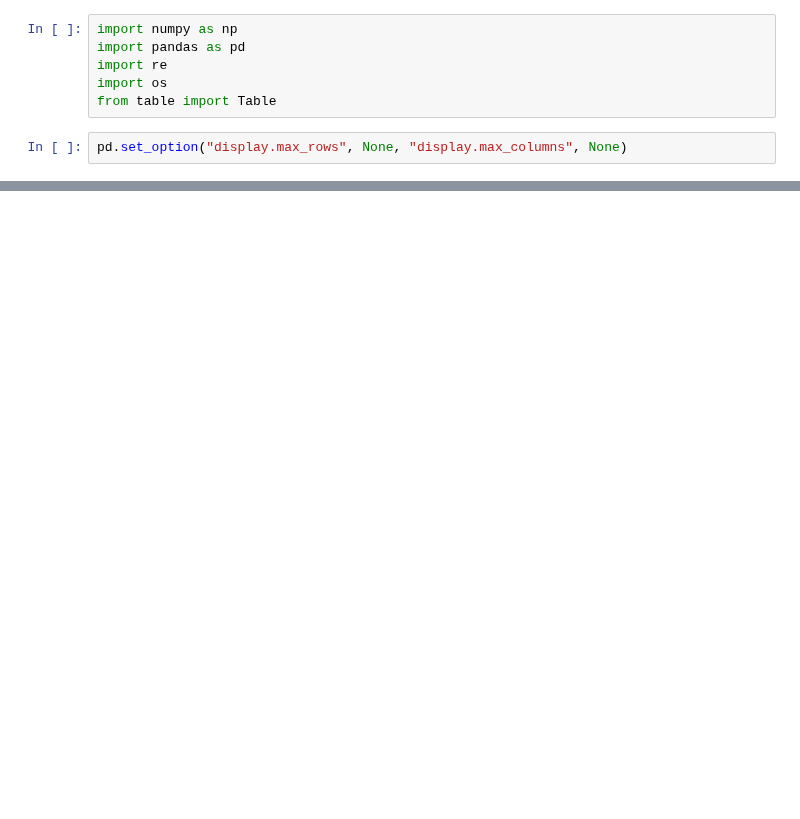
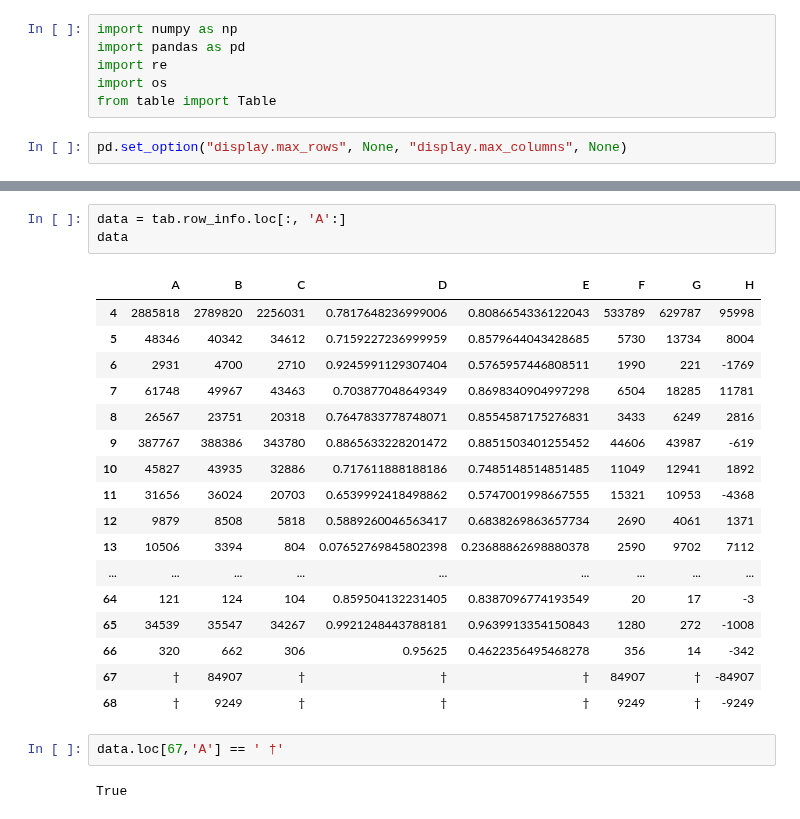
Before and after one commit to toltman/table_scraping, a Jupyter notebook: Tables 2_7.ipynb, the cells around one changed output, grey strips where cells are left out. Cells and saved outputs as stored; diff of their text form; blank space fills up the shorter version.

```diff
--- a/Tables 2_7.ipynb
+++ b/Tables 2_7.ipynb
@@ -188,0 +87,25 @@ tab.cell_info
+# %%
+data = tab.row_info.loc[:, 'A':]
+data
+# %% [output]
+|  | A | B | C | D | E | F | G | H |
+| 4 | 2885818 | 2789820 | 2256031 | 0.7817648236999006 | 0.8086654336122043 | 533789 | 629787 | 95998 |
+| 5 | 48346 | 40342 | 34612 | 0.7159227236999959 | 0.8579644043428685 | 5730 | 13734 | 8004 |
+| 6 | 2931 | 4700 | 2710 | 0.9245991129307404 | 0.5765957446808511 | 1990 | 221 | -1769 |
+| 7 | 61748 | 49967 | 43463 | 0.703877048649349 | 0.8698340904997298 | 6504 | 18285 | 11781 |
+| 8 | 26567 | 23751 | 20318 | 0.7647833778748071 | 0.8554587175276831 | 3433 | 6249 | 2816 |
+| 9 | 387767 | 388386 | 343780 | 0.8865633228201472 | 0.8851503401255452 | 44606 | 43987 | -619 |
+| 10 | 45827 | 43935 | 32886 | 0.717611888188186 | 0.7485148514851485 | 11049 | 12941 | 1892 |
+| 11 | 31656 | 36024 | 20703 | 0.6539992418498862 | 0.5747001998667555 | 15321 | 10953 | -4368 |
+| 12 | 9879 | 8508 | 5818 | 0.5889260046563417 | 0.6838269863657734 | 2690 | 4061 | 1371 |
+| 13 | 10506 | 3394 | 804 | 0.07652769845802398 | 0.23688862698880378 | 2590 | 9702 | 7112 |
+| ... | ... | ... | ... | ... | ... | ... | ... | ... |
+| 64 | 121 | 124 | 104 | 0.859504132231405 | 0.8387096774193549 | 20 | 17 | -3 |
+| 65 | 34539 | 35547 | 34267 | 0.9921248443788181 | 0.9639913354150843 | 1280 | 272 | -1008 |
+| 66 | 320 | 662 | 306 | 0.95625 | 0.4622356495468278 | 356 | 14 | -342 |
+| 67 | † | 84907 | † | † | † | 84907 | † | -84907 |
+| 68 | † | 9249 | † | † | † | 9249 | † | -9249 |
+# %%
+data.loc[67,'A'] == ' †'
+# %% [output]
+True
```
Also changed, not shown: parts of 27 cells of this notebook, 3 other files.
